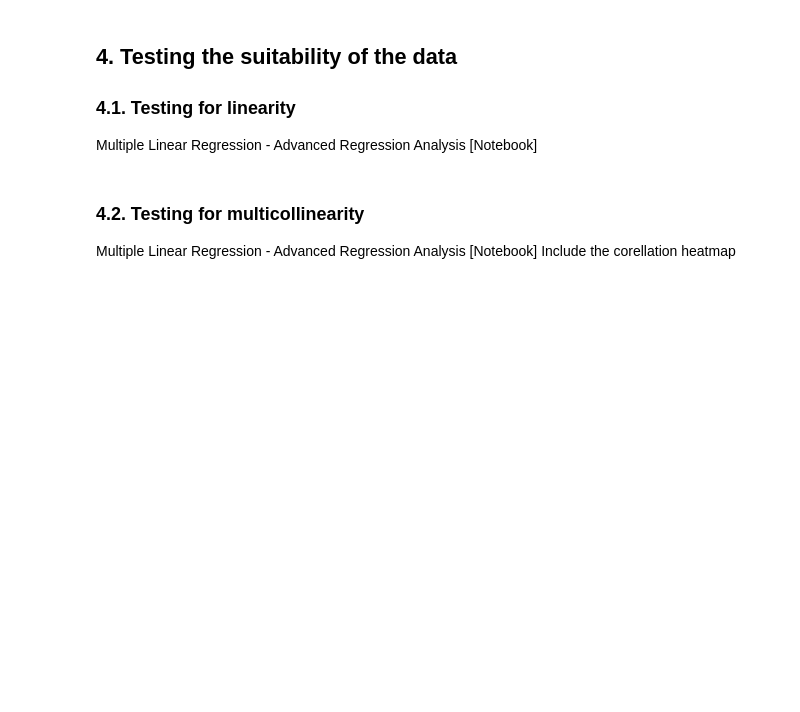
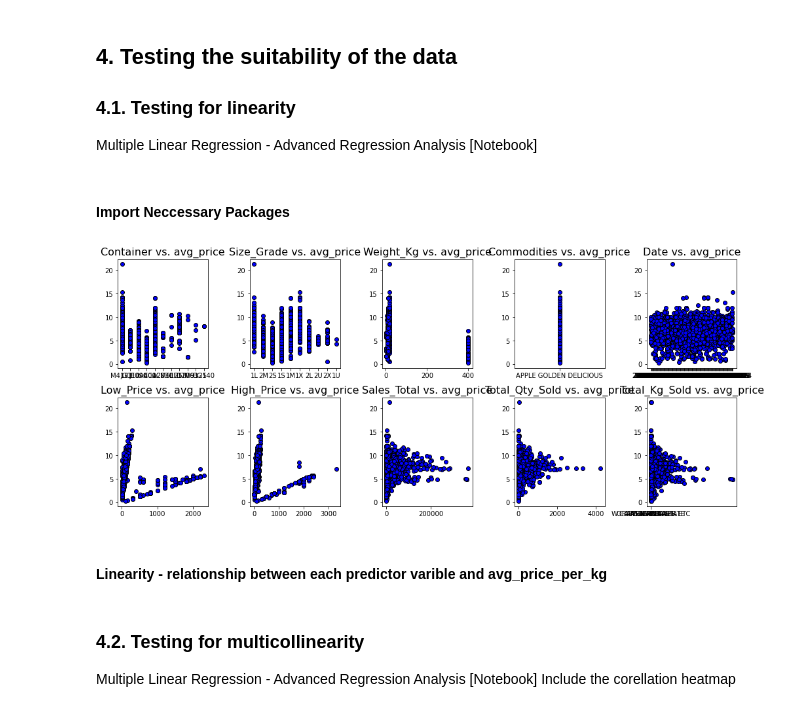
Before and after one commit to lkrump7/regression-apples-predict-api-template, a Jupyter notebook: Linear Regression team TS2.ipynb, the cells around one changed output. Saved outputs shown, nothing was run; the diff lists cells and outputs as text; code cells hidden in the pictures; blank space fills up the shorter version.

```diff
--- a/Linear Regression team TS2.ipynb
+++ b/Linear Regression team TS2.ipynb
@@ -193,3 +193,5 @@ see Univariate and Multivariate Analysis [Notebook] - Multivariate Analysis:  Gr
 ### 4.1. Testing for linearity
 
 Multiple Linear Regression - Advanced Regression Analysis [Notebook]
+# %% [markdown]
+#### Import Neccessary Packages
@@ -196,3 +201,18 @@ Multiple Linear Regression - Advanced Regression Analysis [Notebook]
+# %%
+fig, axs = plt.subplots(2,5, figsize=(14,6),)
+fig.subplots_adjust(hspace = 0.5, wspace=.2)
+axs = axs.ravel()
+
+for index, column in enumerate(train_set.columns):
+    if(index<=10):
+        axs[index-1].set_title("{} vs. avg_price".format(column),fontsize=16)
+        axs[index-1].scatter(x=train_set[column],y=train_set['avg_price_per_kg'],color='blue',edgecolor='k')
+
+fig.tight_layout(pad=1)
+# %% [output]
+[figure, added]
+# %% [markdown]
+#### Linearity - relationship between each predictor varible and avg_price_per_kg
 # %% [markdown]
 ### 4.2. Testing for multicollinearity
 
```
Also changed, not shown: parts of 7 cells of this notebook.
